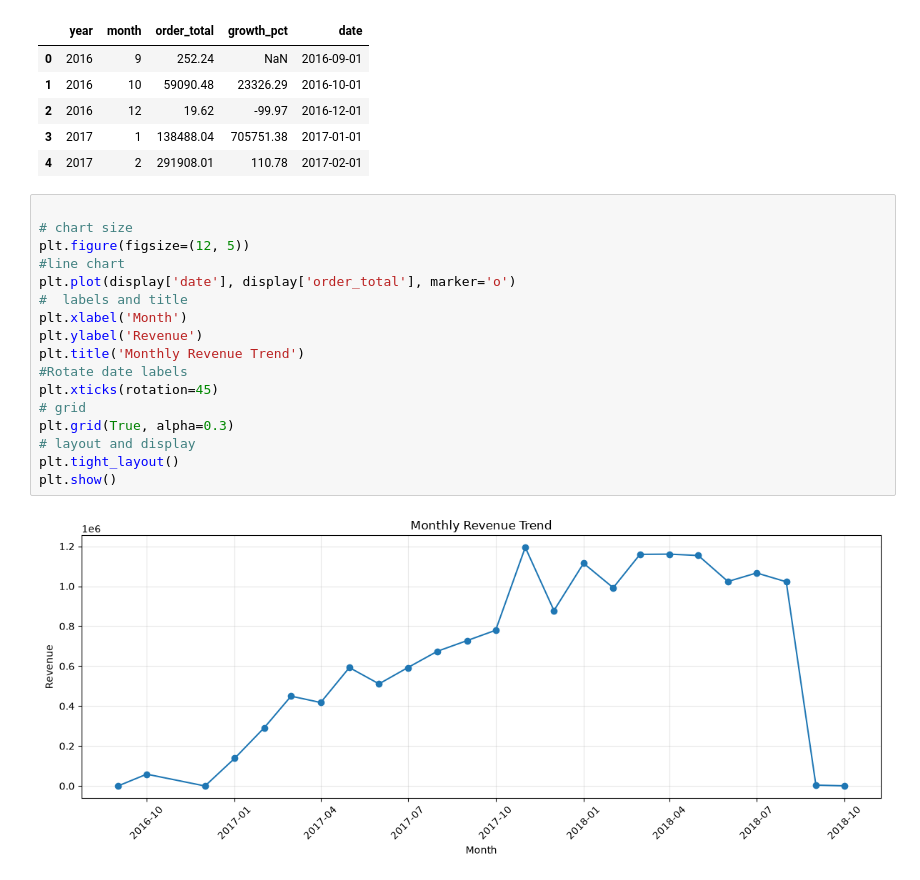
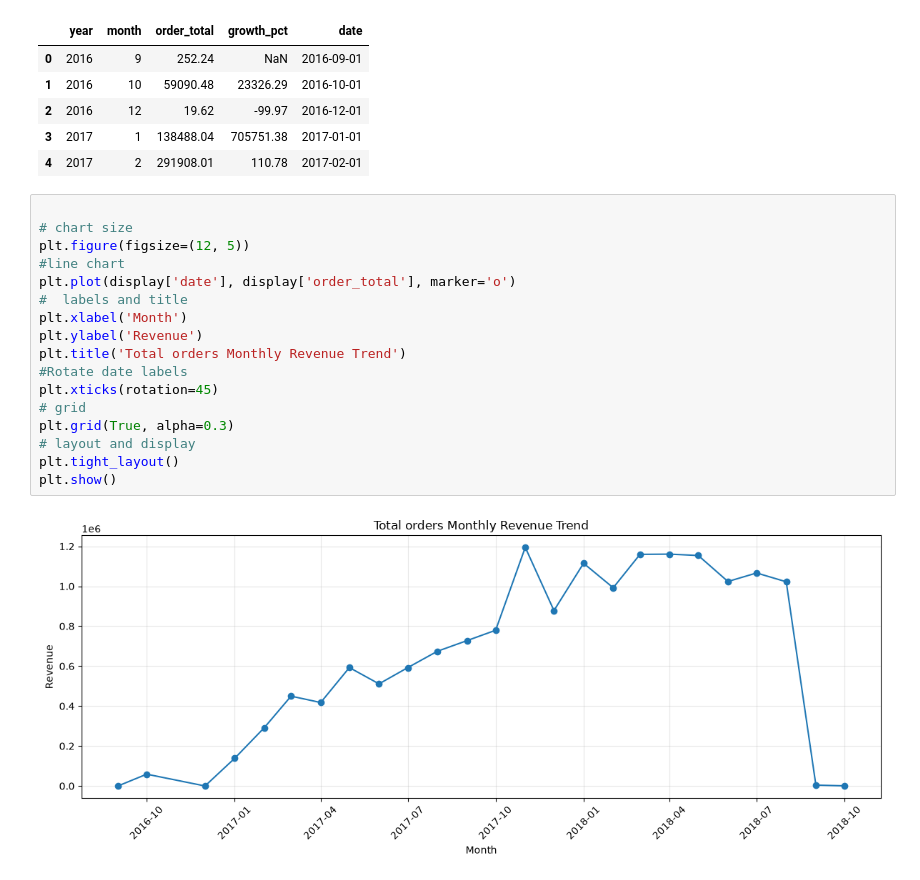
Before and after one commit to sunnyshaw8/olist-ecommerce-analysis-kaggle-, a Jupyter notebook: revenueanalysis.ipynb, the cells around one changed output. Drawn from its saved outputs; the diff is of its cells as text.

```diff
--- a/revenueanalysis.ipynb
+++ b/revenueanalysis.ipynb
@@ -152,19 +157,19 @@ display.head()
 # %%
 
 # chart size
 plt.figure(figsize=(12, 5))
 #line chart
 plt.plot(display['date'], display['order_total'], marker='o')
 #  labels and title
 plt.xlabel('Month')
 plt.ylabel('Revenue')
-plt.title('Monthly Revenue Trend')
+plt.title('Total orders Monthly Revenue Trend')
 #Rotate date labels
 plt.xticks(rotation=45)
 # grid
 plt.grid(True, alpha=0.3)
 # layout and display
 plt.tight_layout()
 plt.show()
 # %% [output]
-[figure, old version]
+[figure, new version]
```
Also changed, not shown: parts of 7 cells of this notebook.
